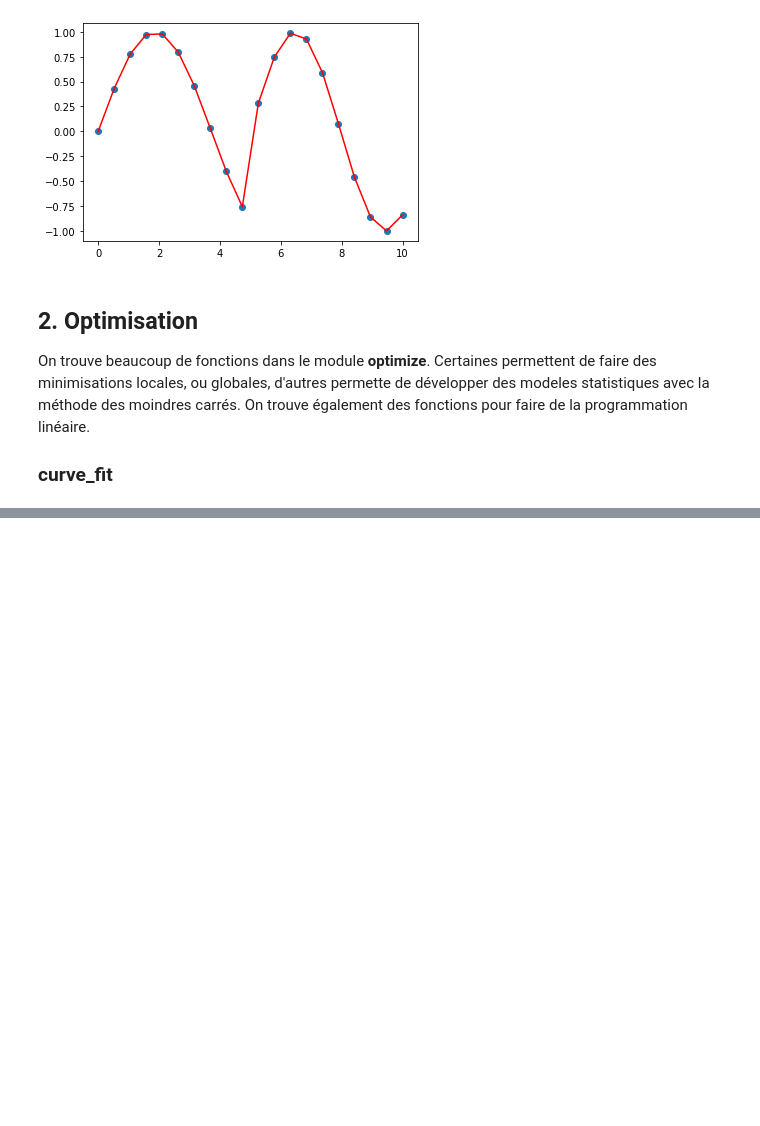
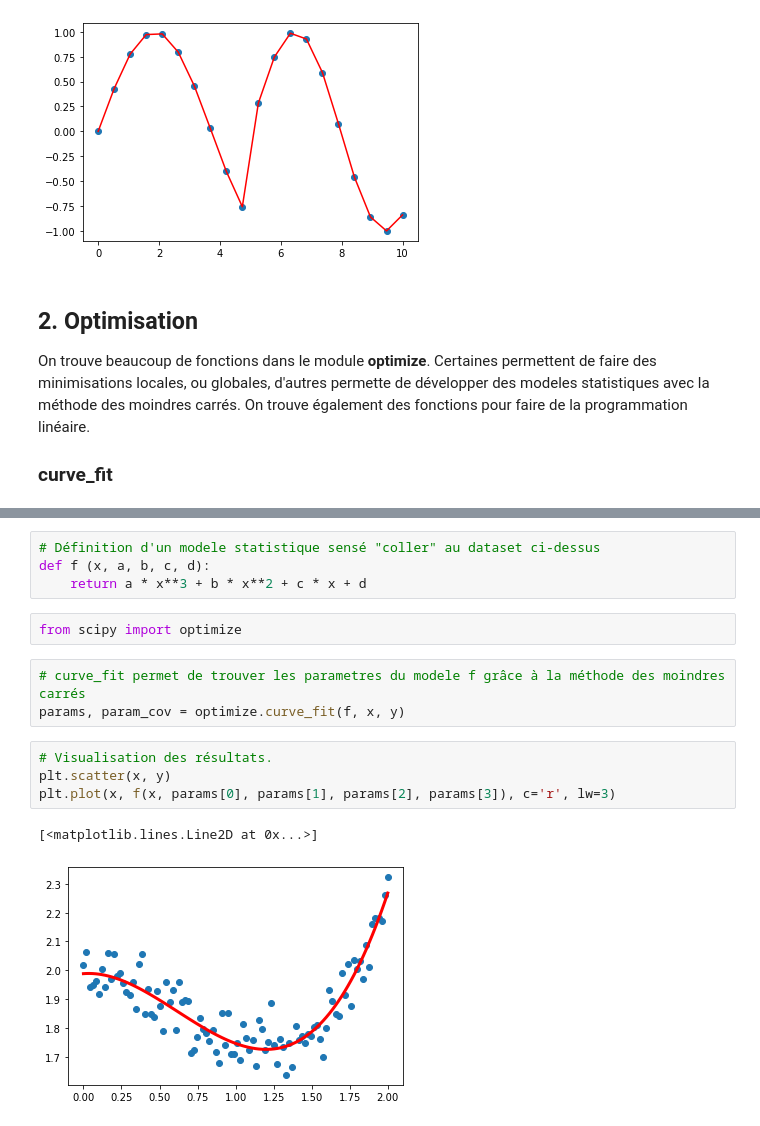
Before and after one commit to Centrale-IA/Formations-2022-2023, a Jupyter notebook: 03-DataViz/03-DataViz.ipynb, the cells around one changed output, grey strips where cells are left out. Saved outputs shown, nothing was run; the diff lists cells and outputs as text; blank space fills up the shorter version.

```diff
--- a/03-DataViz/03-DataViz.ipynb
+++ b/03-DataViz/03-DataViz.ipynb
@@ -447,0 +462,16 @@ On trouve beaucoup de fonctions dans le module **optimize**. Certaines permetten
+# %%
+# Définition d'un modele statistique sensé "coller" au dataset ci-dessus
+def f (x, a, b, c, d):
+    return a * x**3 + b * x**2 + c * x + d
+# %%
+from scipy import optimize
+# %%
+# curve_fit permet de trouver les parametres du modele f grâce à la méthode des moindres carrés
+params, param_cov = optimize.curve_fit(f, x, y)
+# %%
+# Visualisation des résultats.
+plt.scatter(x, y)
+plt.plot(x, f(x, params[0], params[1], params[2], params[3]), c='r', lw=3)
+# %% [output]
+[<matplotlib.lines.Line2D at 0x...>]
+[figure, added]
```
Also changed, not shown: parts of 48 cells of this notebook, 8 other files.
